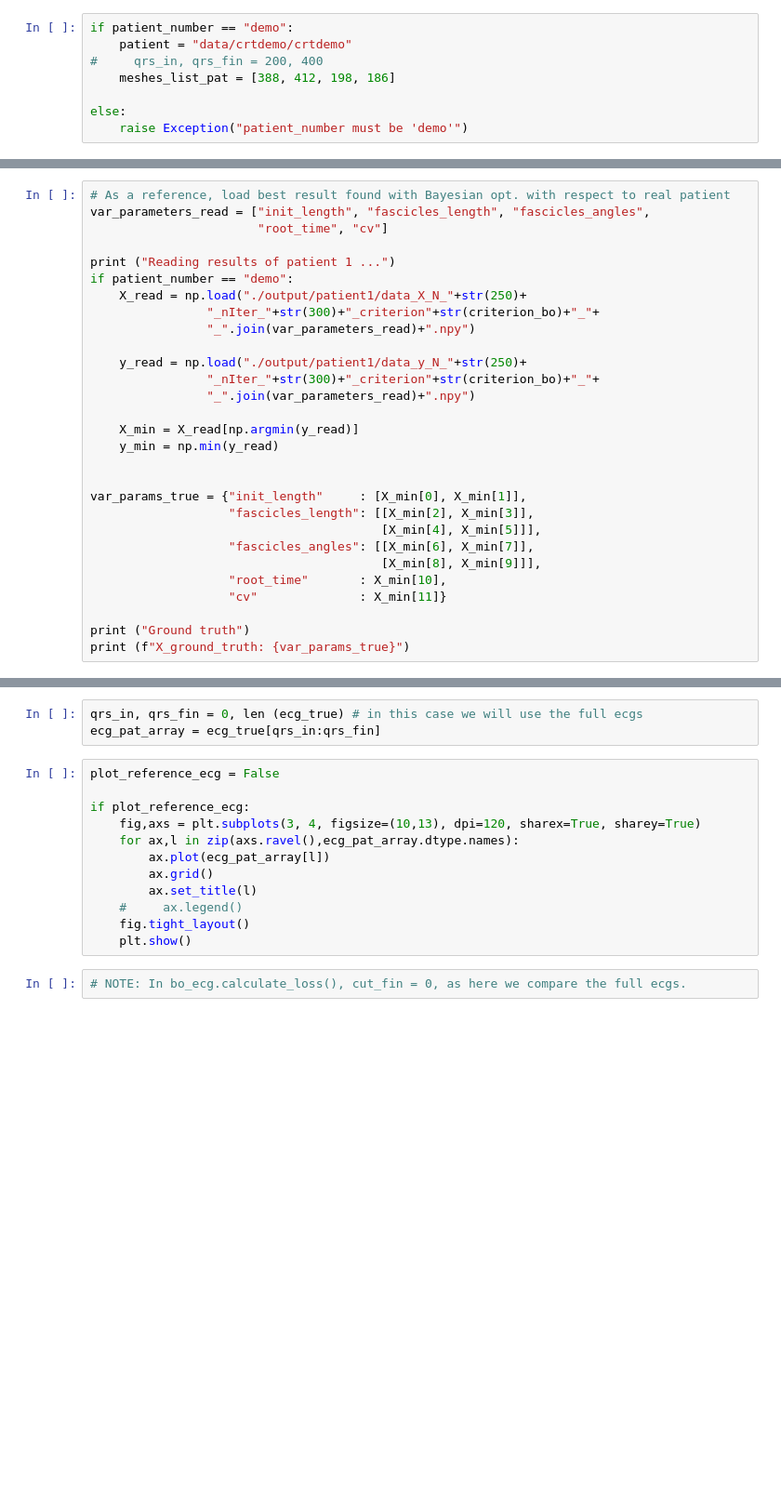
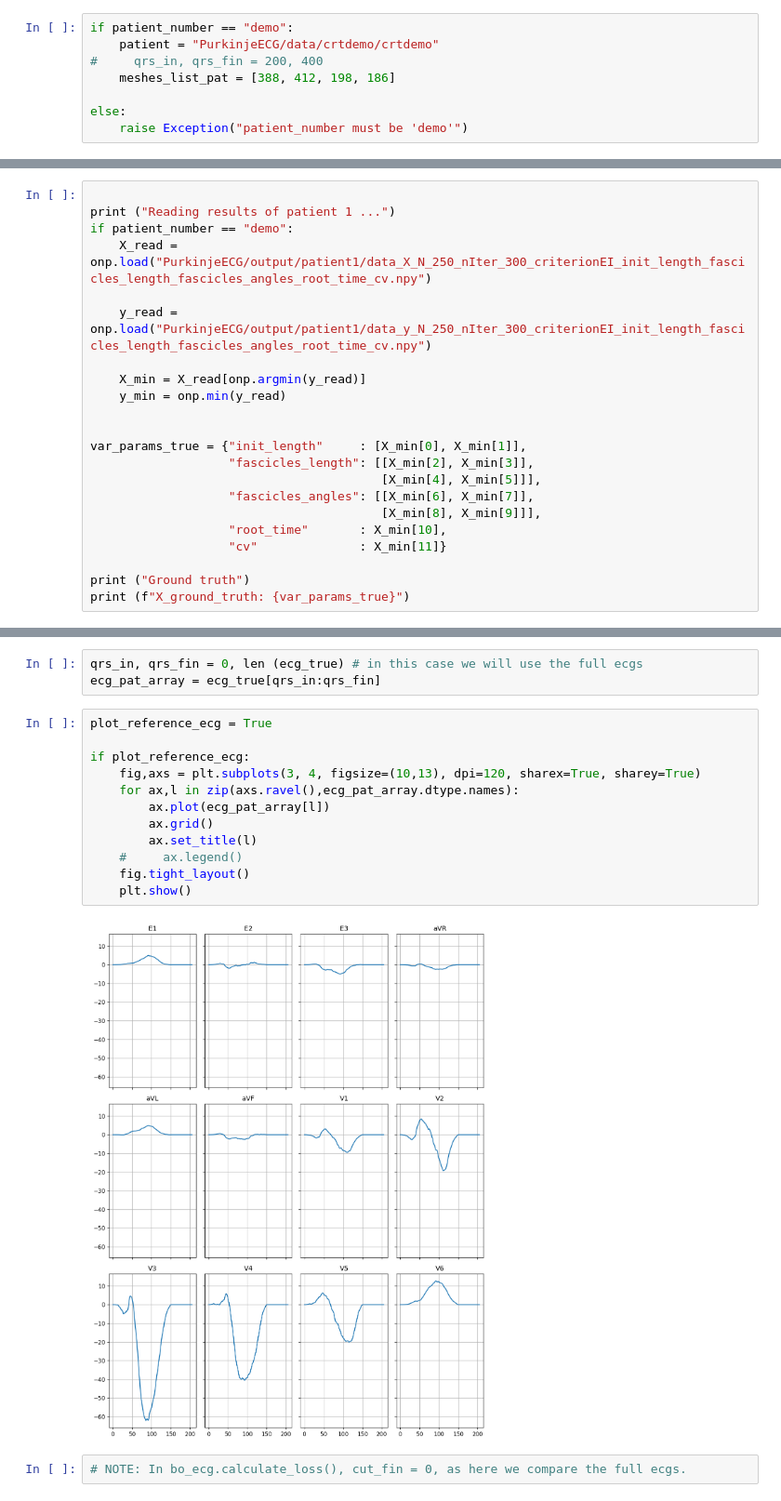
Before and after one commit to fsahli/purkinje-learning, a Jupyter notebook: ECG_BO_demo.ipynb, the cells around one changed output, grey strips where cells are left out. Shown at 93% size. Drawn from its saved outputs; the diff is of its cells as text; blank space fills up the shorter version.

```diff
--- a/ECG_BO_demo.ipynb
+++ b/ECG_BO_demo.ipynb
@@ -98,7 +66,7 @@ elif running_on == "jupyter":
 ### Create reference tree
 # %%
 if patient_number == "demo":
-    patient = "data/crtdemo/crtdemo"
+    patient = "PurkinjeECG/data/crtdemo/crtdemo"
 #     qrs_in, qrs_fin = 200, 400
     meshes_list_pat = [388, 412, 198, 186]
 
@@ -125,20 +96,13 @@ if not os.path.exists("./output/patient"+str(patient_number)):
 # %%
-# As a reference, load best result found with Bayesian opt. with respect to real patient
-var_parameters_read = ["init_length", "fascicles_length", "fascicles_angles",
-                       "root_time", "cv"]
 
 print ("Reading results of patient 1 ...")
 if patient_number == "demo":
-    X_read = np.load("./output/patient1/data_X_N_"+str(250)+
-                "_nIter_"+str(300)+"_criterion"+str(criterion_bo)+"_"+
-                "_".join(var_parameters_read)+".npy")
+    X_read = onp.load("PurkinjeECG/output/patient1/data_X_N_250_nIter_300_criterionEI_init_length_fascicles_length_fascicles_angles_root_time_cv.npy")
 
-    y_read = np.load("./output/patient1/data_y_N_"+str(250)+
-                "_nIter_"+str(300)+"_criterion"+str(criterion_bo)+"_"+
-                "_".join(var_parameters_read)+".npy")
+    y_read = onp.load("PurkinjeECG/output/patient1/data_y_N_250_nIter_300_criterionEI_init_length_fascicles_length_fascicles_angles_root_time_cv.npy")
 
-    X_min = X_read[np.argmin(y_read)]
-    y_min = np.min(y_read)
+    X_min = X_read[onp.argmin(y_read)]
+    y_min = onp.min(y_read)
 
 
 var_params_true = {"init_length"     : [X_min[0], X_min[1]],
@@ -165,17 +151,19 @@ RVtree_true.save(file_name+"True_RVtree.vtu")
 qrs_in, qrs_fin = 0, len (ecg_true) # in this case we will use the full ecgs
 ecg_pat_array = ecg_true[qrs_in:qrs_fin]
 # %%
-plot_reference_ecg = False
+plot_reference_ecg = True
 
 if plot_reference_ecg:
     fig,axs = plt.subplots(3, 4, figsize=(10,13), dpi=120, sharex=True, sharey=True)
     for ax,l in zip(axs.ravel(),ecg_pat_array.dtype.names):
         ax.plot(ecg_pat_array[l])
         ax.grid()
         ax.set_title(l)
     #     ax.legend()
     fig.tight_layout()
     plt.show()
+# %% [output]
+[figure, added]
 # %%
 # NOTE: In bo_ecg.calculate_loss(), cut_fin = 0, as here we compare the full ecgs.
 # %% [markdown]
```
Also changed, not shown: parts of 13 cells of this notebook, 16 other files.
